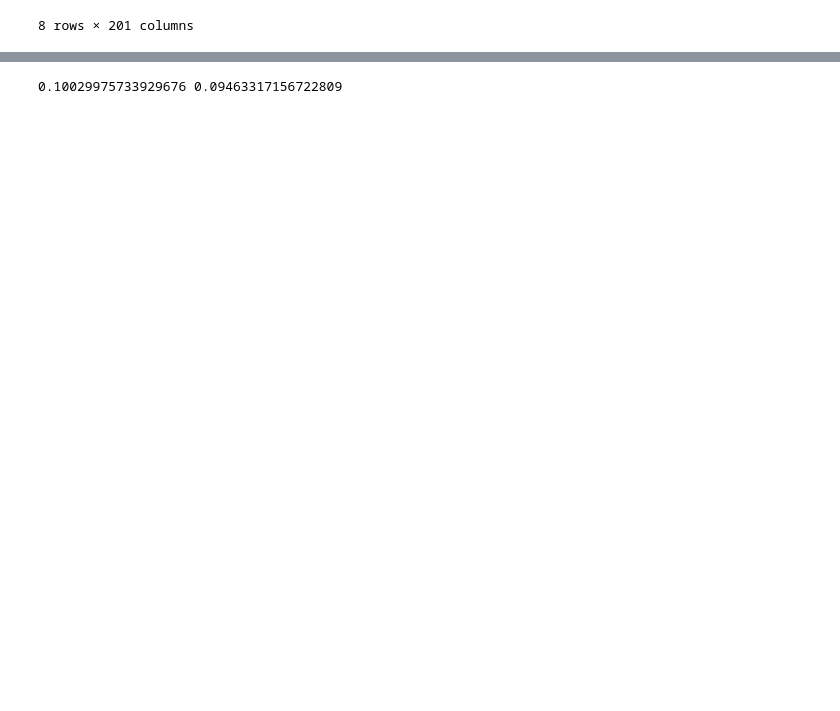
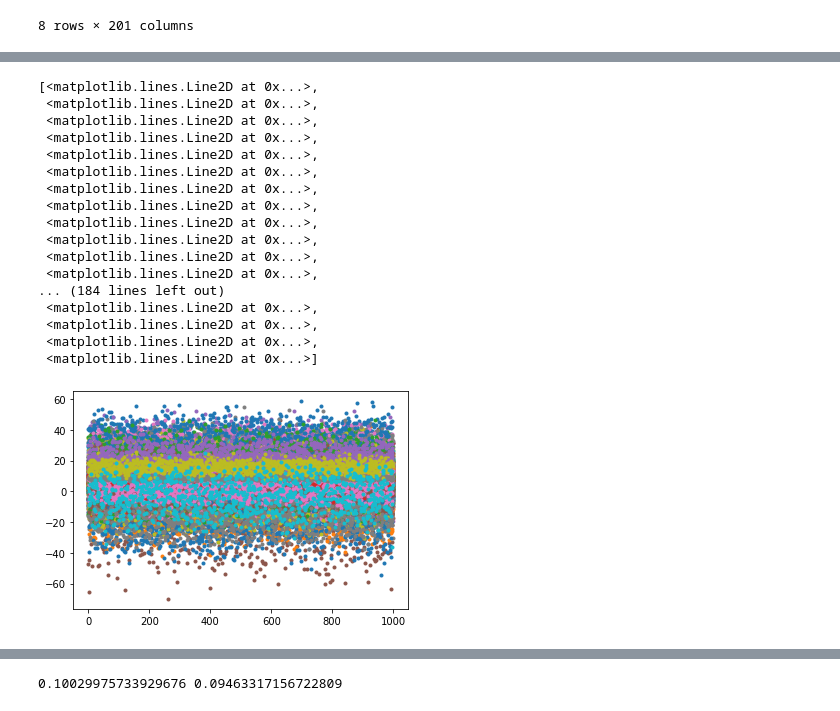
Before and after one commit to nummer1/TDT05, a Jupyter notebook: Exploration.ipynb, the cells around one changed output, grey strips where cells are left out. Drawn from its saved outputs; the diff is of its cells as text; code cells hidden in the pictures; blank space fills up the shorter version.

```diff
--- a/Exploration.ipynb
+++ b/Exploration.ipynb
@@ -54,0 +66,21 @@ Y = Y.astype('int')
+# %%
+plt.plot(X[:1000], '.')
+# %% [output]
+[<matplotlib.lines.Line2D at 0x...>,
+ <matplotlib.lines.Line2D at 0x...>,
+ <matplotlib.lines.Line2D at 0x...>,
+ <matplotlib.lines.Line2D at 0x...>,
+ <matplotlib.lines.Line2D at 0x...>,
+ <matplotlib.lines.Line2D at 0x...>,
+ <matplotlib.lines.Line2D at 0x...>,
+ <matplotlib.lines.Line2D at 0x...>,
+ <matplotlib.lines.Line2D at 0x...>,
+ <matplotlib.lines.Line2D at 0x...>,
+ <matplotlib.lines.Line2D at 0x...>,
+ <matplotlib.lines.Line2D at 0x...>,
+... (184 lines left out)
+ <matplotlib.lines.Line2D at 0x...>,
+ <matplotlib.lines.Line2D at 0x...>,
+ <matplotlib.lines.Line2D at 0x...>,
+ <matplotlib.lines.Line2D at 0x...>]
+[figure, added]
```
Also changed, not shown: parts of 12 cells of this notebook.
